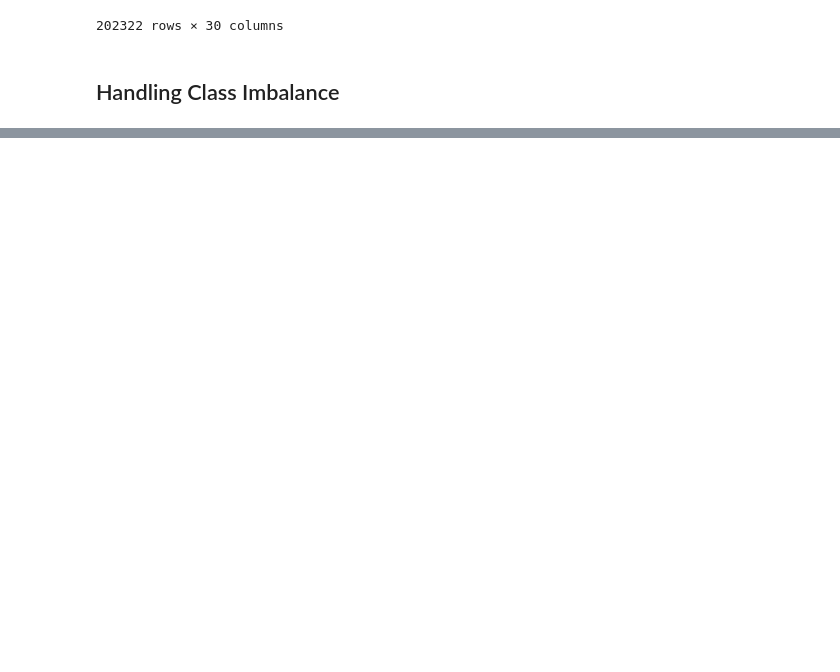
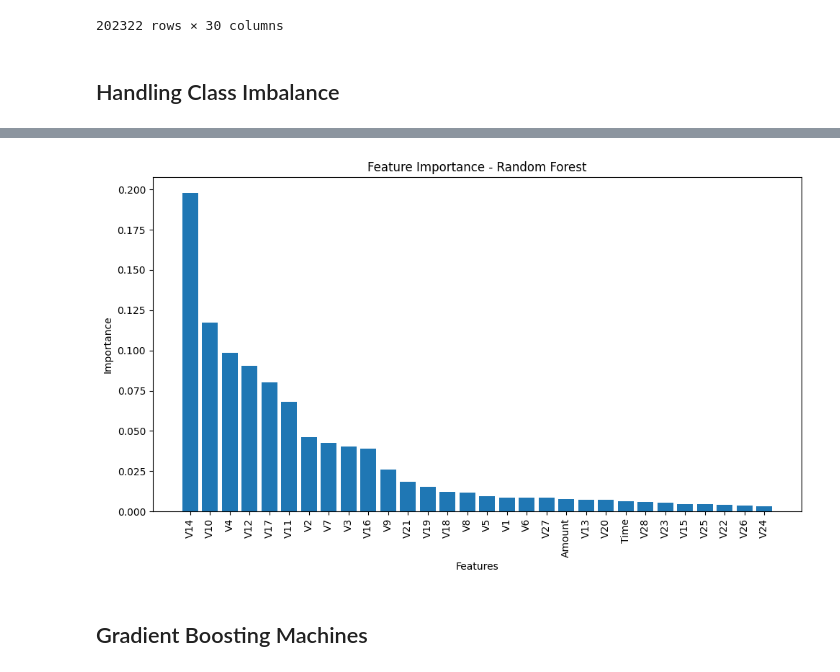
Before and after one commit to geetika-0812/Credit_Card_Fraud_Detection, a Jupyter notebook: Credit Card Fraud Detection.ipynb, the cells around one changed output, grey strips where cells are left out. Drawn from its saved outputs; the diff is of its cells as text; code cells hidden in the pictures; blank space fills up the shorter version.

```diff
--- a/Credit Card Fraud Detection.ipynb
+++ b/Credit Card Fraud Detection.ipynb
@@ -285,0 +315,21 @@ plt.show()
+# %%
+#sort featue importances in descending order
+sorted_indices = feature_importances.argsort()[: : -1]
+sorted_importances =  feature_importances[sorted_indices]
+sorted_feature_names = X_train.columns[sorted_indices]
+
+#plot the feature importances
+plt.figure(figsize=(10,6))
+plt.bar(range(len(feature_importances)), sorted_importances)
+
+# species the angles at which the x-axis labels are rotated
+plt.xticks(range(len(feature_importances)), sorted_feature_names, rotation = 90)
+plt.xlabel('Features')
+plt.ylabel('Importance')
+plt.title('Feature Importance - Random Forest')
+plt.tight_layout()
+plt.show()
+# %% [output]
+[figure, added]
+# %% [markdown]
+## Gradient Boosting Machines
```
Also changed, not shown: parts of 53 cells of this notebook.
